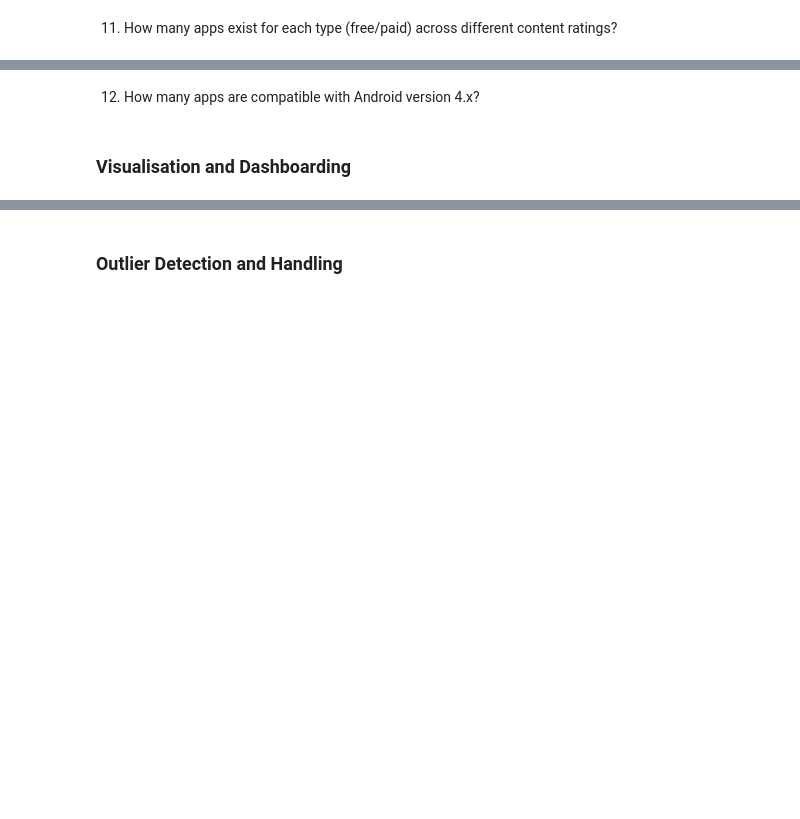
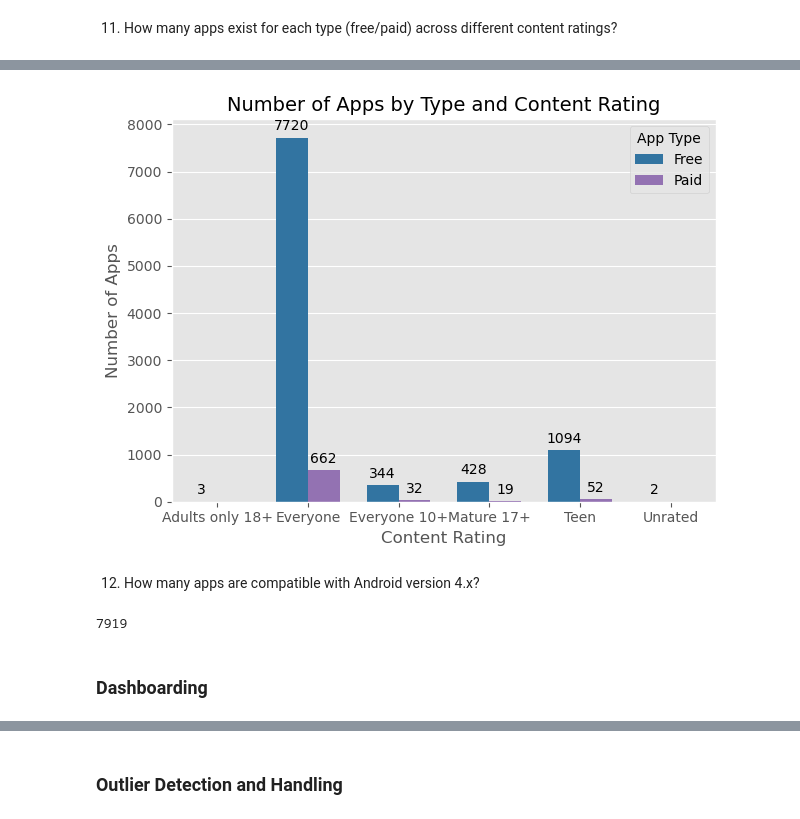
Before and after one commit to yousefmohtady1/Play-Store-apps-data-preprocessing, a Jupyter notebook: script.ipynb, the cells around one changed output, grey strips where cells are left out. Drawn from its saved outputs; the diff is of its cells as text; code cells hidden in the pictures; blank space fills up the shorter version.

```diff
--- a/script.ipynb
+++ b/script.ipynb
@@ -612,3 +615,6 @@ Price   -0.019708 -0.009418 -0.020537  1.000000
 [figure]
 # %% [markdown]
 11.	How many apps exist for each type (free/paid) across different content ratings?
+# %%
+app_type_content = df.groupby(['Type', 'Content Rating'])['App'].count().reset_index()
+app_type_content
@@ -615,4 +633,32 @@ Price   -0.019708 -0.009418 -0.020537  1.000000
+# %%
+ax = sns.barplot(
+    data=app_type_content,
+    x='Content Rating',
+    y='App',
+    hue='Type',   # عشان يفرق بين Free و Paid بالألوان
+    palette=['#1f77b4', '#9467bd'],
+    width=0.7
+)
+
+for container in ax.containers:
+    ax.bar_label(container, fmt='%.0f', label_type='edge', fontsize=10, padding=3)
+
+plt.title('Number of Apps by Type and Content Rating', fontsize=14)
+plt.xlabel('Content Rating', fontsize=12)
+plt.ylabel('Number of Apps', fontsize=12)
+# plt.xticks(rotation=30, ha='right')  # نميل الأسامي شوية لو طويلة
+plt.legend(title='App Type')
+
+plt.tight_layout()
+plt.show()
+# %% [output]
+[figure, added]
 # %% [markdown]
 12.	How many apps are compatible with Android version 4.x?
+# %%
+androind_4x_apps = df[(df['Android_Ver_Num'] >= 4.0) & (df['Android_Ver_Num'] < 5.0)]
+androind_4x_apps.shape[0]
+# %% [output]
+7919
 # %% [markdown]
-### Visualisation and Dashboarding
+### Dashboarding
```
Also changed, not shown: parts of 5 cells of this notebook.
